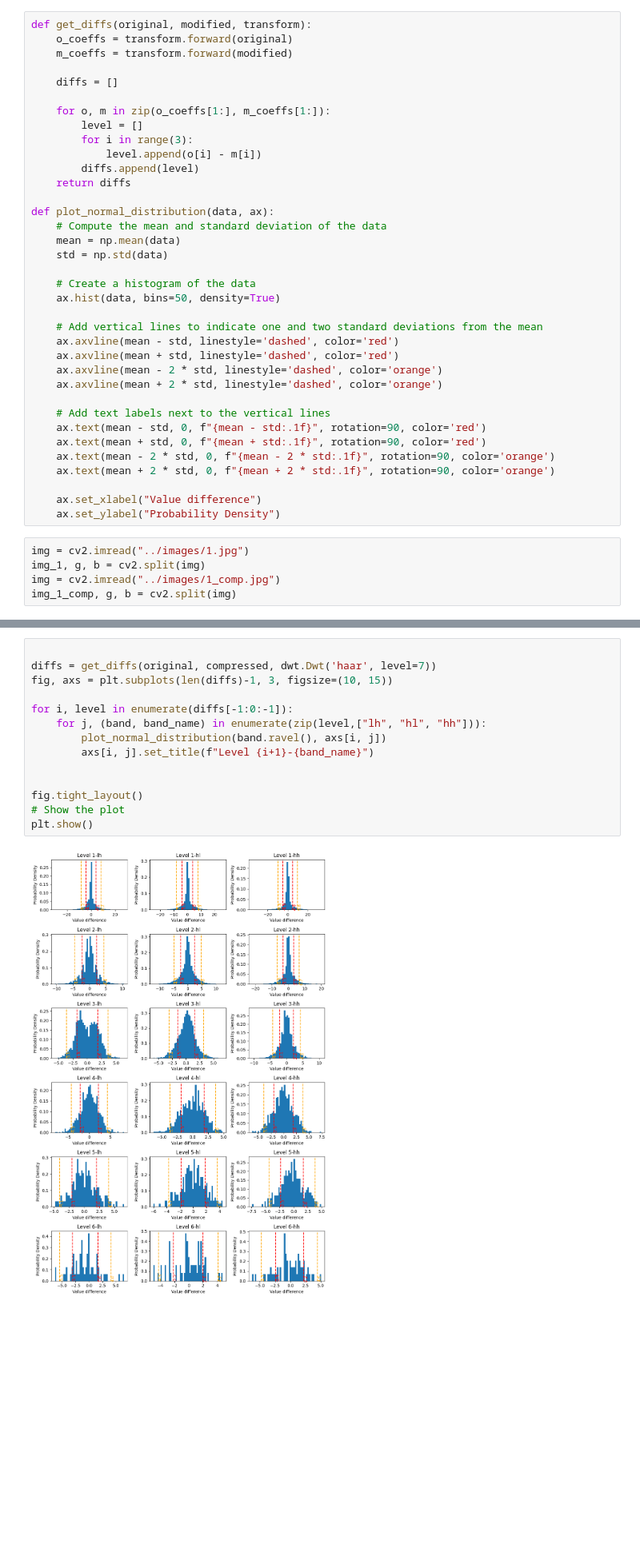
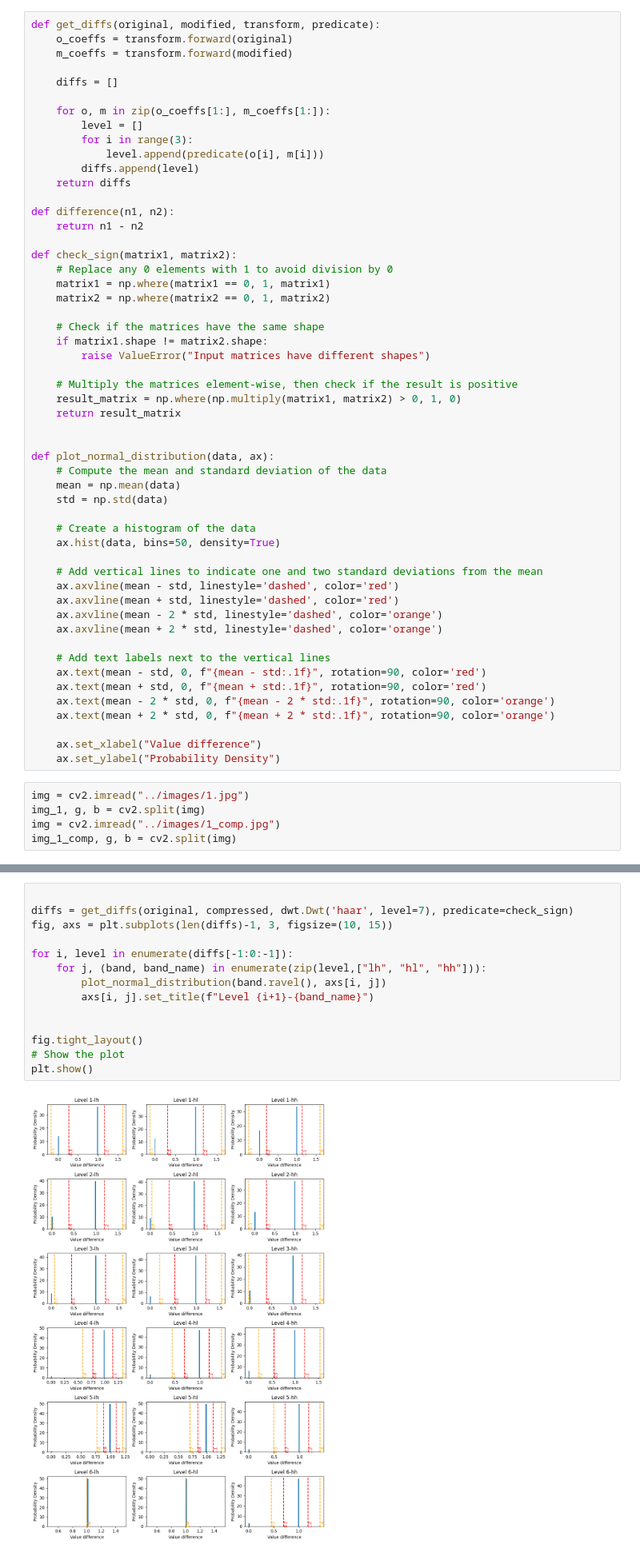
Before and after one commit to danielbaraniak/steganography, a Jupyter notebook: notebooks/transform_test.ipynb, the cells around one changed output, grey strips where cells are left out. Shown at 80% size. Drawn from its saved outputs; the diff is of its cells as text; blank space fills up the shorter version.

```diff
--- a/notebooks/transform_test.ipynb
+++ b/notebooks/transform_test.ipynb
@@ -16,7 +16,7 @@ cv2.imwrite("comp.jpg", original, [int(cv2.IMWRITE_JPEG_QUALITY), 80])
 img = cv2.imread("comp.jpg")
 compressed, g, b = cv2.split(img)
 # %%
-def get_diffs(original, modified, transform):
+def get_diffs(original, modified, transform, predicate):
     o_coeffs = transform.forward(original)
     m_coeffs = transform.forward(modified)
 
@@ -25,9 +25,26 @@ def get_diffs(original, modified, transform):
     for o, m in zip(o_coeffs[1:], m_coeffs[1:]):
         level = []
         for i in range(3):
-            level.append(o[i] - m[i])
+            level.append(predicate(o[i], m[i]))
         diffs.append(level)
     return diffs
+
+def difference(n1, n2):
+    return n1 - n2
+
+def check_sign(matrix1, matrix2):
+    # Replace any 0 elements with 1 to avoid division by 0
+    matrix1 = np.where(matrix1 == 0, 1, matrix1)
+    matrix2 = np.where(matrix2 == 0, 1, matrix2)
+
+    # Check if the matrices have the same shape
+    if matrix1.shape != matrix2.shape:
+        raise ValueError("Input matrices have different shapes")
+
+    # Multiply the matrices element-wise, then check if the result is positive
+    result_matrix = np.where(np.multiply(matrix1, matrix2) > 0, 1, 0)
+    return result_matrix
+
 
 def plot_normal_distribution(data, ax):
     # Compute the mean and standard deviation of the data
@@ -59,16 +78,16 @@ img_1_comp, g, b = cv2.split(img)
 # %%
 
-diffs = get_diffs(original, compressed, dwt.Dwt('haar', level=7))
+diffs = get_diffs(original, compressed, dwt.Dwt('haar', level=7), predicate=check_sign)
 fig, axs = plt.subplots(len(diffs)-1, 3, figsize=(10, 15))
 
 for i, level in enumerate(diffs[-1:0:-1]):
     for j, (band, band_name) in enumerate(zip(level,["lh", "hl", "hh"])):
         plot_normal_distribution(band.ravel(), axs[i, j])
         axs[i, j].set_title(f"Level {i+1}-{band_name}")
 
 
 fig.tight_layout()
 # Show the plot
 plt.show()
 # %% [output]
-[figure, old version]
+[figure, new version]
```
Also changed, not shown: parts of 7 cells of this notebook, 5 other files.
